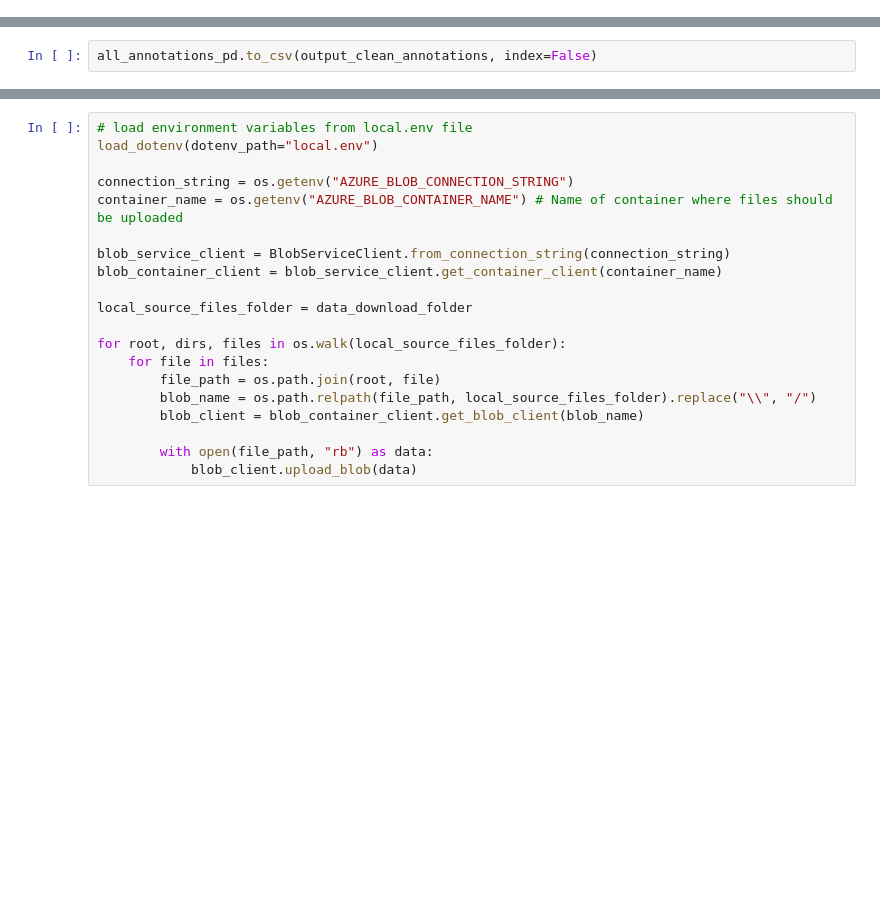
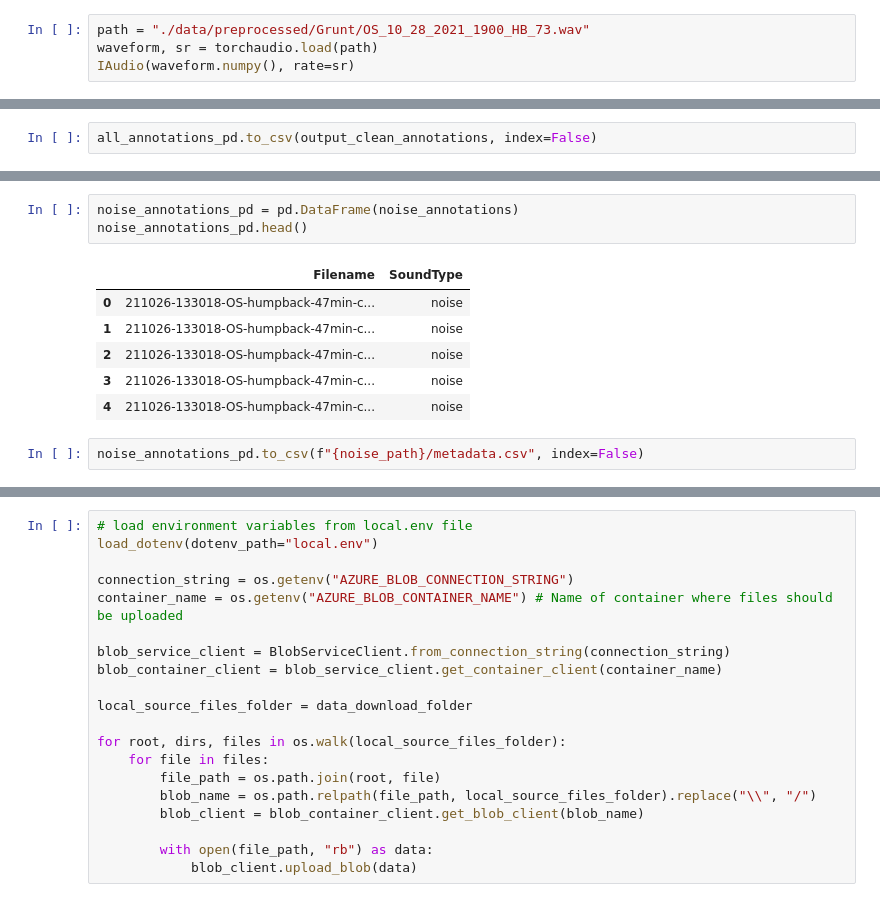
Before and after one commit to orcasound/aifororcas-livesystem, a Jupyter notebook: HumpbackWhales/01_DataPreprocessing/1_data_acquisition_and_vocalizations_retrieval.ipynb, the cells around one changed output, grey strips where cells are left out. Saved outputs shown, nothing was run; the diff lists cells and outputs as text; blank space fills up the shorter version.

```diff
--- a/HumpbackWhales/01_DataPreprocessing/1_data_acquisition_and_vocalizations_retrieval.ipynb
+++ b/HumpbackWhales/01_DataPreprocessing/1_data_acquisition_and_vocalizations_retrieval.ipynb
@@ -199,0 +222,4 @@ Total records: 1514
+# %%
+path = "./data/preprocessed/Grunt/OS_10_28_2021_1900_HB_73.wav"
+waveform, sr = torchaudio.load(path)
+IAudio(waveform.numpy(), rate=sr)
@@ -204,0 +316,12 @@ len(list_files(path, ".wav"))
+# %%
+noise_annotations_pd = pd.DataFrame(noise_annotations)
+noise_annotations_pd.head()
+# %% [output]
+|  | Filename | SoundType |
+| 0 | 211026-133018-OS-humpback-47min-c... | noise |
+| 1 | 211026-133018-OS-humpback-47min-c... | noise |
+| 2 | 211026-133018-OS-humpback-47min-c... | noise |
+| 3 | 211026-133018-OS-humpback-47min-c... | noise |
+| 4 | 211026-133018-OS-humpback-47min-c... | noise |
+# %%
+noise_annotations_pd.to_csv(f"{noise_path}/metadata.csv", index=False)
```
Also changed, not shown: parts of 39 cells of this notebook.
